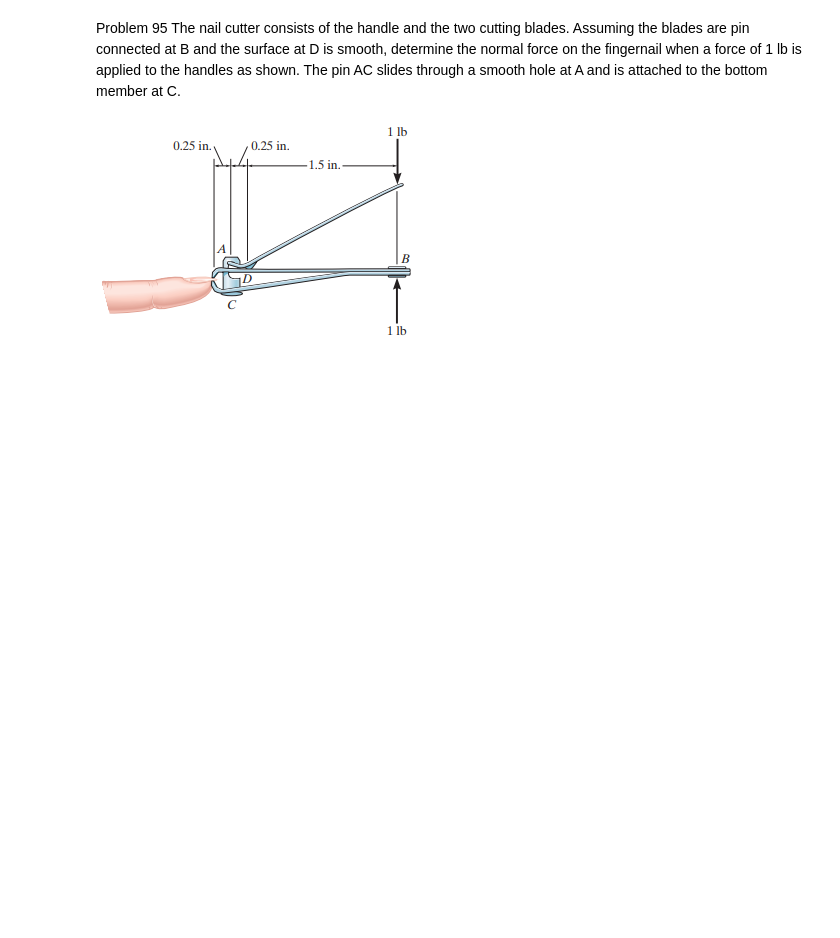
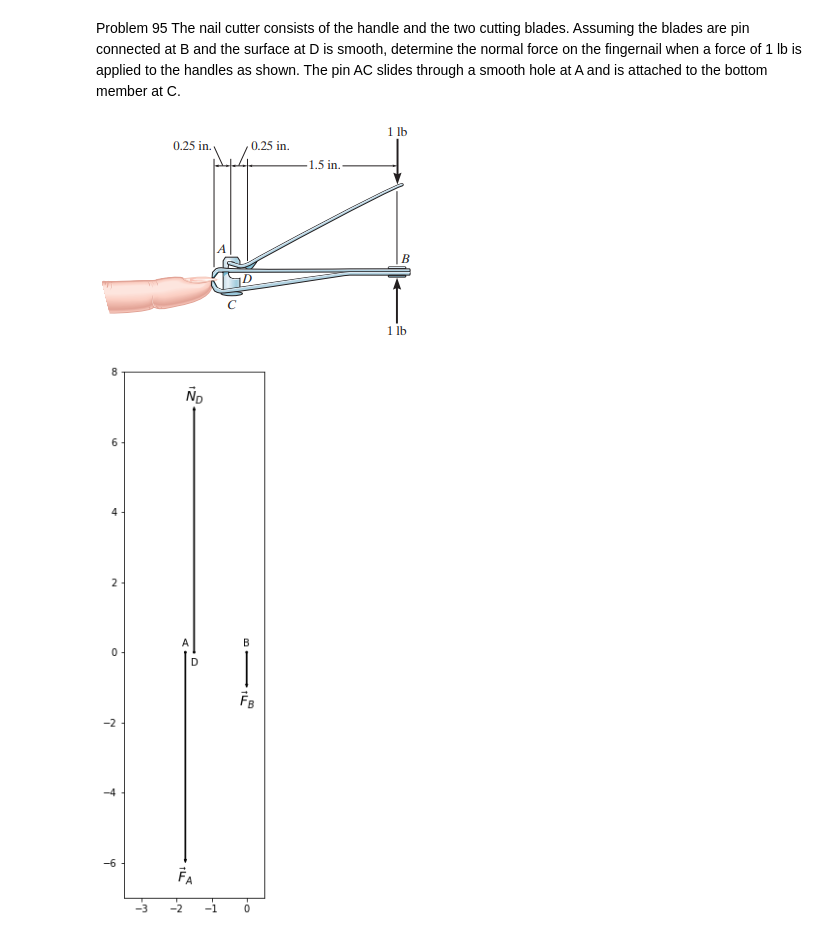
Before and after one commit to michaelhotchkiss/Statics, a Jupyter notebook: Chapter 6 - Structual Analysis.ipynb, the cells around one changed output. Saved outputs shown, nothing was run; the diff lists cells and outputs as text; code cells hidden in the pictures; blank space fills up the shorter version.

```diff
--- a/Chapter 6 - Structual Analysis.ipynb
+++ b/Chapter 6 - Structual Analysis.ipynb
@@ -689,3 +774,58 @@ from IPython.display import Image
 Image("pictures/problem_6_95.png")
 # %% [output]
 [figure]
+# %%
+import string
+import numpy as np
+from matplotlib.patches import FancyArrow, Rectangle, Circle
+import matplotlib.pyplot as plt
+
+
+figure, axes = plt.subplots(figsize=(10,10))
+
+
+point_labels = ['A','B','D']
+point_positions = [(-1.75,0),(0,0),(-1.5,0)]
+point_orientation = ['top','top','bottom']
+for label,point,orientation in zip(point_labels,point_positions,point_orientation):
+    dot = Circle(point, radius=0.025, fill=True, color='black')
+    axes.add_patch(dot)
+    if orientation=='bottom':
+        plt.text(point[0],point[1] - 0.15,label,va='top',ha='center')
+    if orientation=='top':
+        plt.text(point[0],point[1] + 0.1,label,va='bottom',ha='center')
+
+vectors = {
+    'F_{A}': {'origin': point_positions[0], 'vector': np.array([0,-6])},
+    'F_{B}': {'origin': point_positions[1], 'vector': np.array([0,-1])},
+    'N_{D}': {'origin': point_positions[2], 'vector': np.array([0,7])}
+}
+
+
+axes.set_xlim([-3.5 , .5])
+axes.set_ylim([-7 ,8])
+
+for label, vector_dictionary in vectors.items():
+    origin = vector_dictionary['origin']
+    vector = vector_dictionary['vector']
+    if vector[1]>0:
+        vector_arrow = FancyArrow(origin[0], origin[1], vector[0], vector[1],
+        width=.02,length_includes_head=True, color='k')
+        axes.text(origin[0] + vector[0] ,
+               origin[1] + vector[1] + .3,
+               r'$\vec{'+label[0]+r'}' + label[1:] + r'$', color='k', fontsize=14,
+               va='center',ha='center')
+    if vector[1]<=0:
+        vector_arrow = FancyArrow(origin[0], origin[1], vector[0], vector[1],
+        width=.02,length_includes_head=True, color='k')
+        axes.text(origin[0] + vector[0] ,
+               origin[1] + vector[1] - .4,
+               r'$\vec{'+label[0]+r'}' + label[1:] + r'$', color='k', fontsize=14,
+               va='center',ha='center')
+    axes.add_patch(vector_arrow)
+
+axes.set_aspect('equal')
+#axes.axis('off')
+plt.show()
+# %% [output]
+[figure, added]
```
Also changed, not shown: parts of 14 cells of this notebook, 3 other files.
